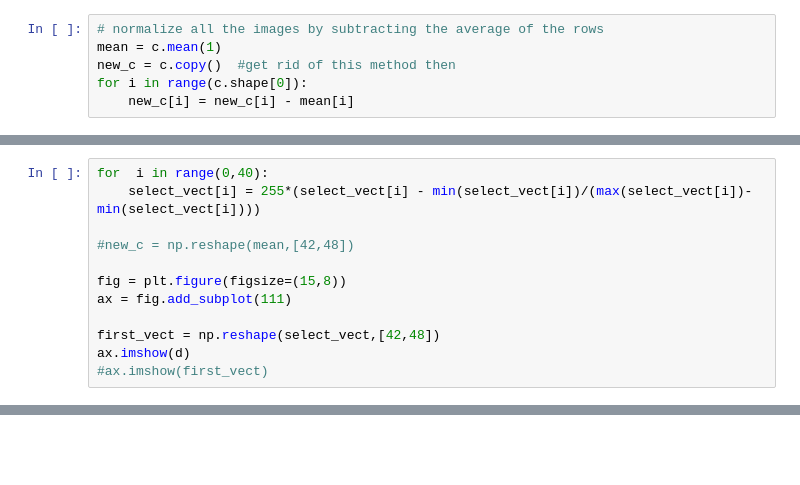
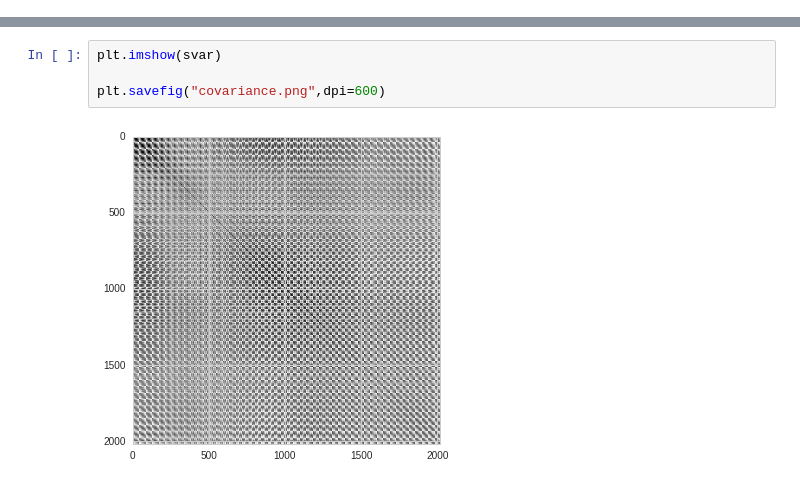
Before and after one commit to Steboss/face_recognition, a Jupyter notebook: FaceRecognition_pca.ipynb, the cells around one changed output, grey strips where cells are left out. Saved outputs shown, nothing was run; the diff lists cells and outputs as text; blank space fills up the shorter version.

```diff
--- a/FaceRecognition_pca.ipynb
+++ b/FaceRecognition_pca.ipynb
@@ -71,6 +42,0 @@ def reconstruct_image(matrix):
-# %%
-# normalize all the images by subtracting the average of the rows
-mean = c.mean(1)
-new_c = c.copy()  #get rid of this method then
-for i in range(c.shape[0]):
-    new_c[i] = new_c[i] - mean[i]
@@ -85,12 +42,0 @@ select_vect = vect[0:40]
-# %%
-for  i in range(0,40):
-    select_vect[i] = 255*(select_vect[i] - min(select_vect[i])/(max(select_vect[i])-min(select_vect[i])))
-
-#new_c = np.reshape(mean,[42,48])
-
-fig = plt.figure(figsize=(15,8))
-ax = fig.add_subplot(111)
-
-first_vect = np.reshape(select_vect,[42,48])
-ax.imshow(d)
-#ax.imshow(first_vect)
@@ -99,0 +118,6 @@ ValueError: total size of new array must be unchanged
+# %%
+plt.imshow(svar)
+
+plt.savefig("covariance.png",dpi=600)
+# %% [output]
+[figure, added]
```
Also changed, not shown: parts of 12 cells of this notebook, 1 other file.
